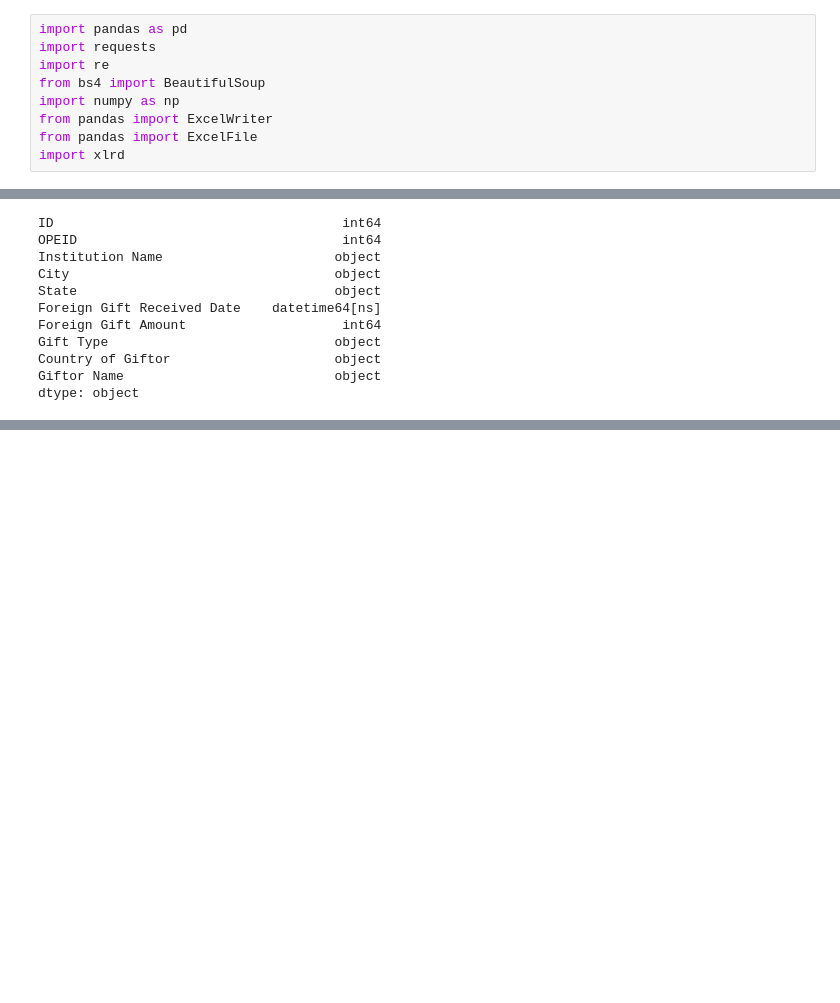
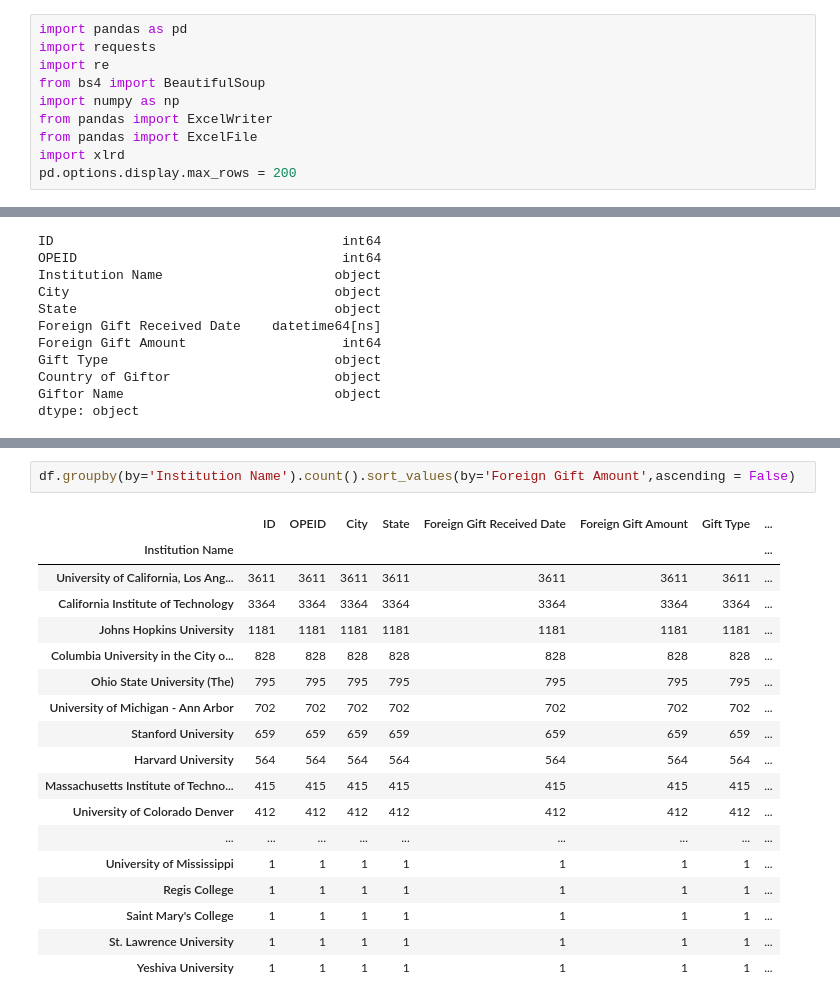
Before and after one commit to Humera97/Data-Studio, a Jupyter notebook: us_college_foreign_gifts/Cleaning and Exploring Data.ipynb, the cells around one changed output, grey strips where cells are left out. Saved outputs shown, nothing was run; the diff lists cells and outputs as text; blank space fills up the shorter version.

```diff
--- a/us_college_foreign_gifts/Cleaning and Exploring Data.ipynb
+++ b/us_college_foreign_gifts/Cleaning and Exploring Data.ipynb
@@ -7,6 +7,7 @@ import numpy as np
 from pandas import ExcelWriter
 from pandas import ExcelFile
 import xlrd
+pd.options.display.max_rows = 200
 # %%
 df = pd.read_excel('ForeignGifts.xls',encoding = 'latin-1', header = 1)
 # %%
@@ -38,0 +61,21 @@ dtype: object
+# %%
+df.groupby(by='Institution Name').count().sort_values(by='Foreign Gift Amount',ascending = False)
+# %% [output]
+|  | ID | OPEID | City | State | Foreign Gift Received Date | Foreign Gift Amount | Gift Type | ... |
+| Institution Name |  |  |  |  |  |  |  | ... |
+| University of California, Los Ang... | 3611 | 3611 | 3611 | 3611 | 3611 | 3611 | 3611 | ... |
+| California Institute of Technology | 3364 | 3364 | 3364 | 3364 | 3364 | 3364 | 3364 | ... |
+| Johns Hopkins University | 1181 | 1181 | 1181 | 1181 | 1181 | 1181 | 1181 | ... |
+| Columbia University in the City o... | 828 | 828 | 828 | 828 | 828 | 828 | 828 | ... |
+| Ohio State University (The) | 795 | 795 | 795 | 795 | 795 | 795 | 795 | ... |
+| University of Michigan - Ann Arbor | 702 | 702 | 702 | 702 | 702 | 702 | 702 | ... |
+| Stanford University | 659 | 659 | 659 | 659 | 659 | 659 | 659 | ... |
+| Harvard University | 564 | 564 | 564 | 564 | 564 | 564 | 564 | ... |
+| Massachusetts Institute of Techno... | 415 | 415 | 415 | 415 | 415 | 415 | 415 | ... |
+| University of Colorado Denver | 412 | 412 | 412 | 412 | 412 | 412 | 412 | ... |
+| ... | ... | ... | ... | ... | ... | ... | ... | ... |
+| University of Mississippi | 1 | 1 | 1 | 1 | 1 | 1 | 1 | ... |
+| Regis College | 1 | 1 | 1 | 1 | 1 | 1 | 1 | ... |
+| Saint Mary's College | 1 | 1 | 1 | 1 | 1 | 1 | 1 | ... |
+| St. Lawrence University | 1 | 1 | 1 | 1 | 1 | 1 | 1 | ... |
+| Yeshiva University | 1 | 1 | 1 | 1 | 1 | 1 | 1 | ... |
```
Also changed, not shown: parts of 19 cells of this notebook.
